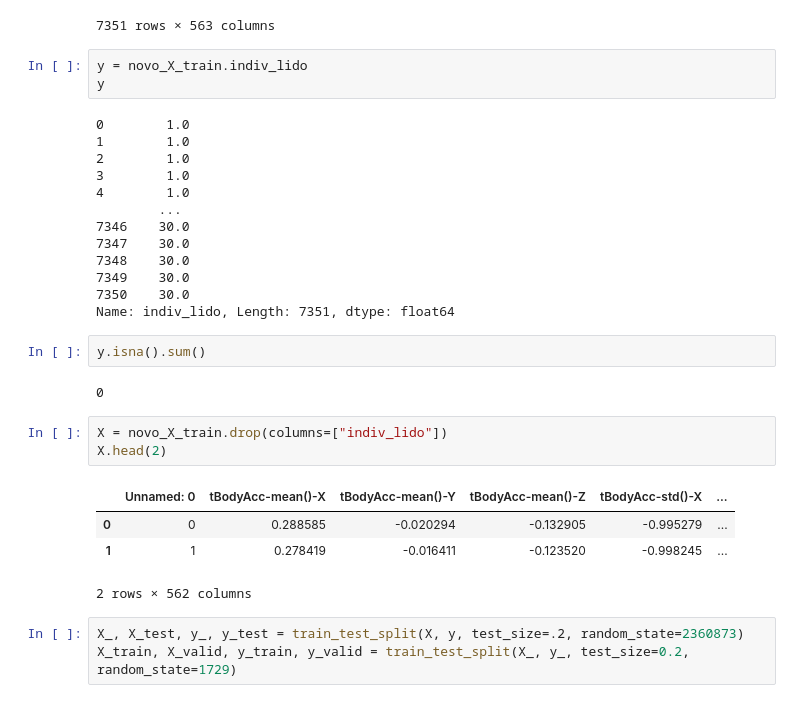
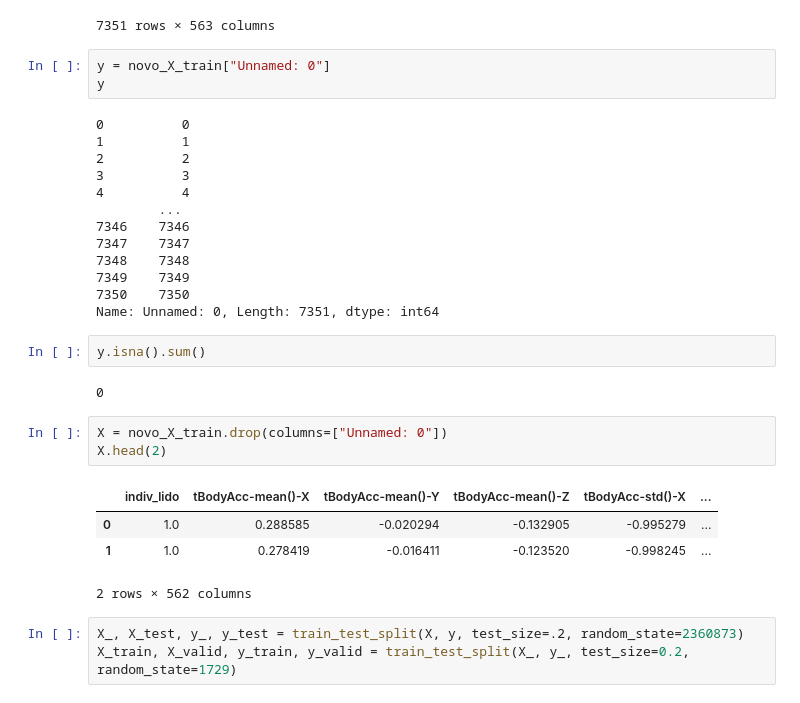
Before and after one commit to victortintel/ex2_modulo17_arvores2-, a Jupyter notebook: ex2_victor_tintel_mod_17.ipynb, the cells around one changed output. Saved outputs shown, nothing was run; the diff lists cells and outputs as text.

```diff
--- a/ex2_victor_tintel_mod_17.ipynb
+++ b/ex2_victor_tintel_mod_17.ipynb
@@ -96,32 +96,32 @@ novo_X_train
 | 7350 | 7350 | 30.0 | 0.289654 | -0.018843 | -0.158281 | -0.219139 | ... |
 7351 rows × 563 columns
 # %%
-y = novo_X_train.indiv_lido
+y = novo_X_train["Unnamed: 0"]
 y
 # %% [output]
-0        1.0
-1        1.0
-2        1.0
-3        1.0
-4        1.0
+0          0
+1          1
+2          2
+3          3
+4          4
         ...
-7346    30.0
-7347    30.0
-7348    30.0
-7349    30.0
-7350    30.0
-Name: indiv_lido, Length: 7351, dtype: float64
+7346    7346
+7347    7347
+7348    7348
+7349    7349
+7350    7350
+Name: Unnamed: 0, Length: 7351, dtype: int64
 # %%
 y.isna().sum()
 # %% [output]
 0
 # %%
-X = novo_X_train.drop(columns=["indiv_lido"])
+X = novo_X_train.drop(columns=["Unnamed: 0"])
 X.head(2)
 # %% [output]
-|  | Unnamed: 0 | tBodyAcc-mean()-X | tBodyAcc-mean()-Y | tBodyAcc-mean()-Z | tBodyAcc-std()-X | ... |
-| 0 | 0 | 0.288585 | -0.020294 | -0.132905 | -0.995279 | ... |
-| 1 | 1 | 0.278419 | -0.016411 | -0.123520 | -0.998245 | ... |
+|  | indiv_lido | tBodyAcc-mean()-X | tBodyAcc-mean()-Y | tBodyAcc-mean()-Z | tBodyAcc-std()-X | ... |
+| 0 | 1.0 | 0.288585 | -0.020294 | -0.132905 | -0.995279 | ... |
+| 1 | 1.0 | 0.278419 | -0.016411 | -0.123520 | -0.998245 | ... |
 2 rows × 562 columns
 # %%
 X_, X_test, y_, y_test = train_test_split(X, y, test_size=.2, random_state=2360873)
```
Also changed, not shown: parts of 2 cells of this notebook.
